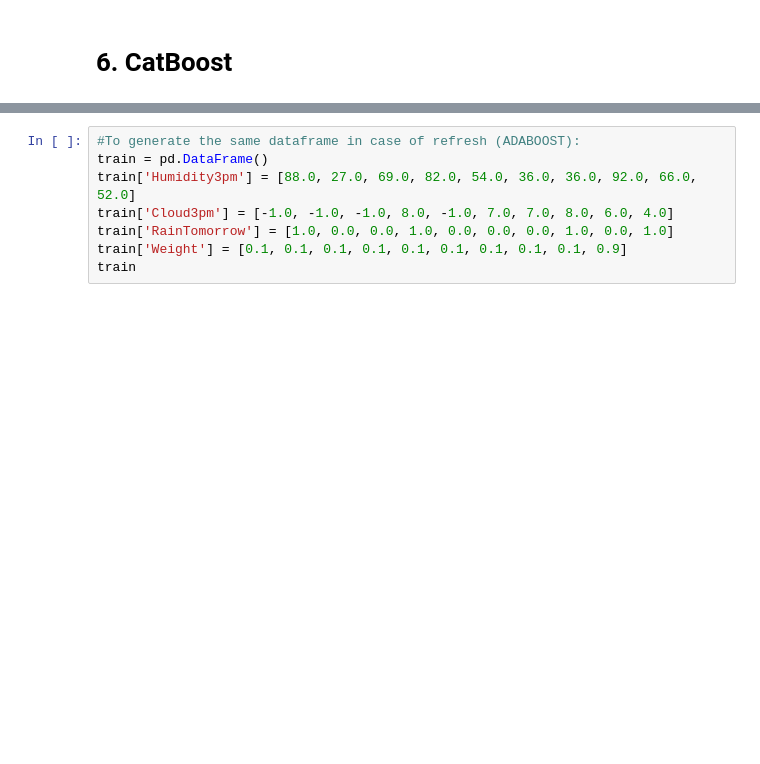
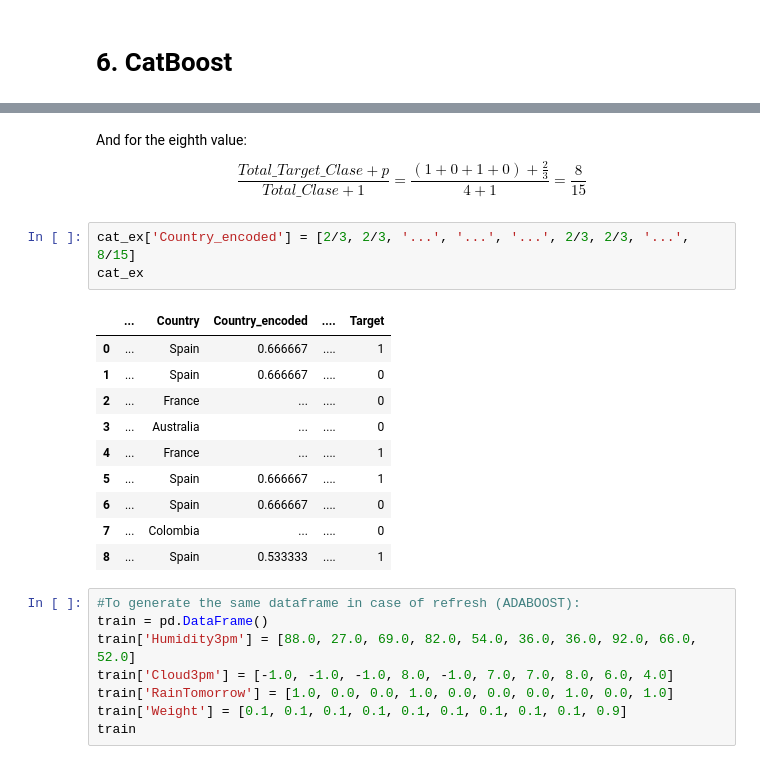
Before and after one commit to GinesMeca/TFG, a Jupyter notebook: notebooks/5. Boosting algorithms (Theory).ipynb, the cells around one changed output, grey strips where cells are left out. Cells and saved outputs as stored; diff of their text form; blank space fills up the shorter version.

```diff
--- a/notebooks/5. Boosting algorithms (Theory).ipynb
+++ b/notebooks/5. Boosting algorithms (Theory).ipynb
@@ -344,3 +410,22 @@ Now, we are in the correct conditions to reapply the decision tree algorithm.
+# %% [markdown]
+And for the eighth value:
+\begin{equation*}
+\frac{Total\_Target\_Clase + p}{Total\_Clase + 1} = \frac{(1 + 0 + 1 + 0) + \frac{2}{3}}{4 + 1} = \frac{8}{15}
+\end{equation*}
+# %%
+cat_ex['Country_encoded'] = [2/3, 2/3, '...', '...', '...', 2/3, 2/3, '...', 8/15]
+cat_ex
+# %% [output]
+|  | ... | Country | Country_encoded | .... | Target |
+| 0 | ... | Spain | 0.666667 | .... | 1 |
+| 1 | ... | Spain | 0.666667 | .... | 0 |
+| 2 | ... | France | ... | .... | 0 |
+| 3 | ... | Australia | ... | .... | 0 |
+| 4 | ... | France | ... | .... | 1 |
+| 5 | ... | Spain | 0.666667 | .... | 1 |
+| 6 | ... | Spain | 0.666667 | .... | 0 |
+| 7 | ... | Colombia | ... | .... | 0 |
+| 8 | ... | Spain | 0.533333 | .... | 1 |
 # %%
 #To generate the same dataframe in case of refresh (ADABOOST):
 train = pd.DataFrame()
```
Also changed, not shown: parts of 6 cells of this notebook, 1 other file.
